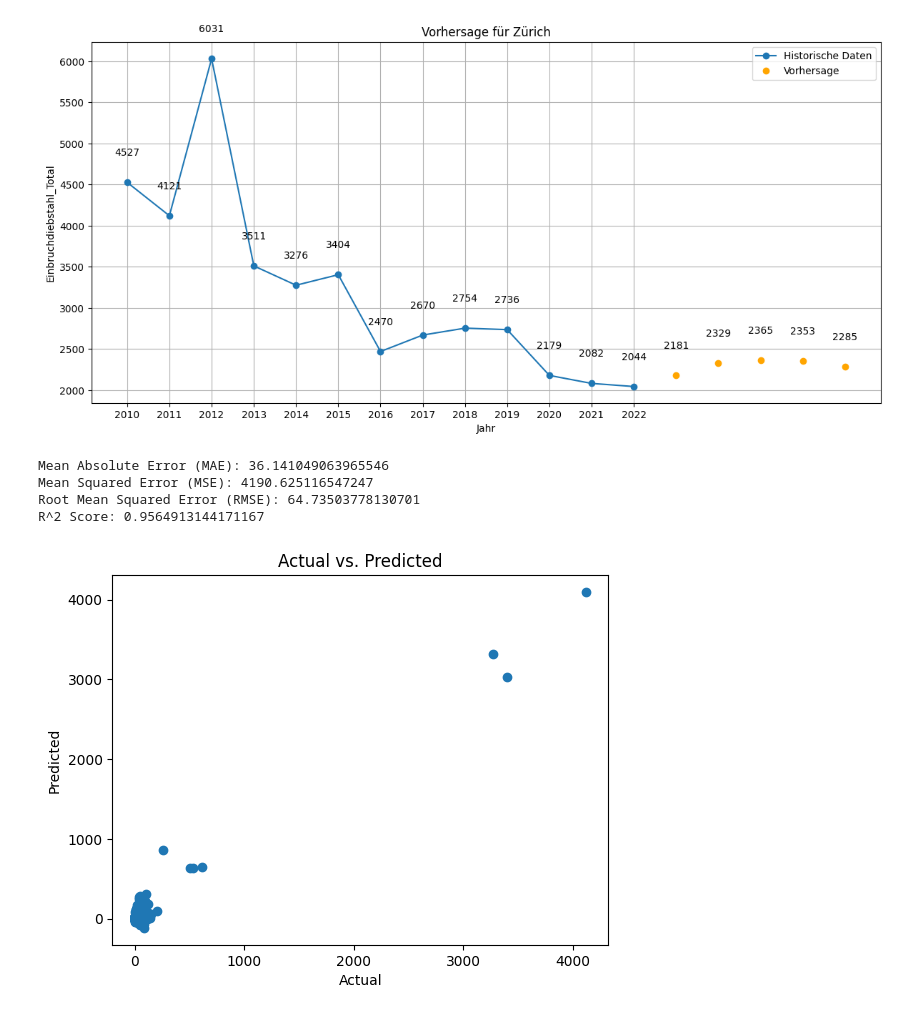
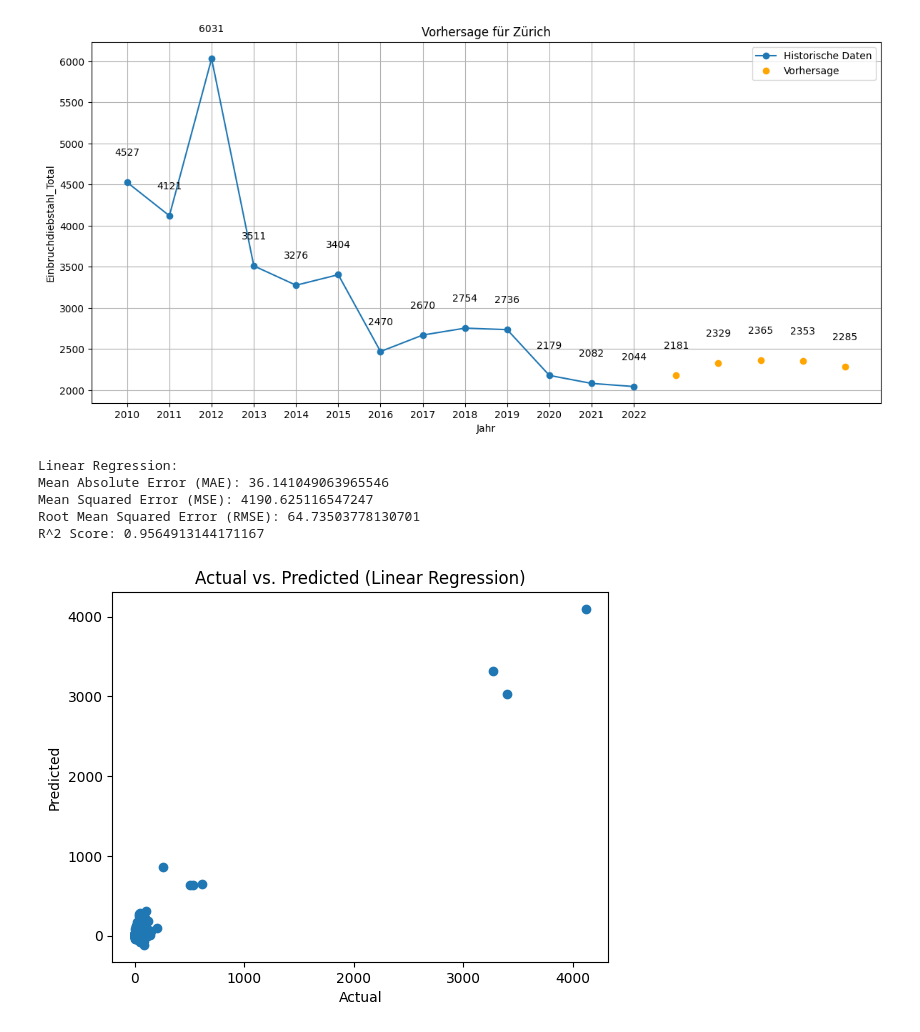
Before and after one commit to nvinto404/Data-Science-Project-Burglary-Statistics-Zurich, a Jupyter notebook: Modellierung.ipynb, the cells around one changed output. Saved outputs shown, nothing was run; the diff lists cells and outputs as text; code cells hidden in the pictures.

Commit message:
Anpassungen EDA und Modellierung hinzufügen der Kommentare

```diff
--- a/Modellierung.ipynb
+++ b/Modellierung.ipynb
@@ -419,46 +419,42 @@ Name: predicted_mean, dtype: float64
 # %%
 import pandas as pd
 from sklearn.model_selection import train_test_split
 from sklearn.linear_model import LinearRegression
 from sklearn.metrics import mean_absolute_error, mean_squared_error, r2_score
 import matplotlib.pyplot as plt
 
 features = ['Einwohner_pro_Quadratkilometer', 'Einwohner 45-59 Jahre alt', 'Einwohner 60-74 Jahre alt','Einwohner 75-89 Jahre alt']
 target = 'Einbruchdiebstahl_Total'
 
 X = df_unique[features]
 y = df_unique[target]
 
-# Datensatz in Trainings- und Testdaten aufteilen
 X_train, X_test, y_train, y_test = train_test_split(X, y, test_size=0.2, random_state=42)
 
-# Modell erstellen und trainieren
-model = LinearRegression()
-model.fit(X_train, y_train)
+linear_regr = LinearRegression()
+linear_regr.fit(X_train, y_train)
+linear_y_pred = linear_regr.predict(X_test)
 
-# Vorhersagen treffen
-y_pred = model.predict(X_test)
+linear_mae = mean_absolute_error(y_test, linear_y_pred)
+linear_mse = mean_squared_error(y_test, linear_y_pred)
+linear_rmse = mean_squared_error(y_test, linear_y_pred, squared=False)
+linear_r2 = r2_score(y_test, linear_y_pred)
 
-# Modellbewertung
-mae = mean_absolute_error(y_test, y_pred)
-mse = mean_squared_error(y_test, y_pred)
-rmse = mean_squared_error(y_test, y_pred, squared=False)
-r2 = r2_score(y_test, y_pred)
+print("Linear Regression:")
+print("Mean Absolute Error (MAE):", linear_mae)
+print("Mean Squared Error (MSE):", linear_mse)
+print("Root Mean Squared Error (RMSE):", linear_rmse)
+print("R^2 Score:", linear_r2)
 
-print("Mean Absolute Error (MAE):", mae)
-print("Mean Squared Error (MSE):", mse)
-print("Root Mean Squared Error (RMSE):", rmse)
-print("R^2 Score:", r2)
-
-# Visualisierung
-plt.scatter(y_test, y_pred)
+plt.scatter(y_test, linear_y_pred)
 plt.xlabel("Actual")
 plt.ylabel("Predicted")
-plt.title("Actual vs. Predicted")
+plt.title("Actual vs. Predicted (Linear Regression)")
 plt.show()
 # %% [output]
+Linear Regression:
 Mean Absolute Error (MAE): 36.141049063965546
 Mean Squared Error (MSE): 4190.625116547247
 Root Mean Squared Error (RMSE): 64.73503778130701
 R^2 Score: 0.9564913144171167
-[figure, old version]
+[figure, new version]
```
Also changed, not shown: parts of 6 cells of this notebook.
